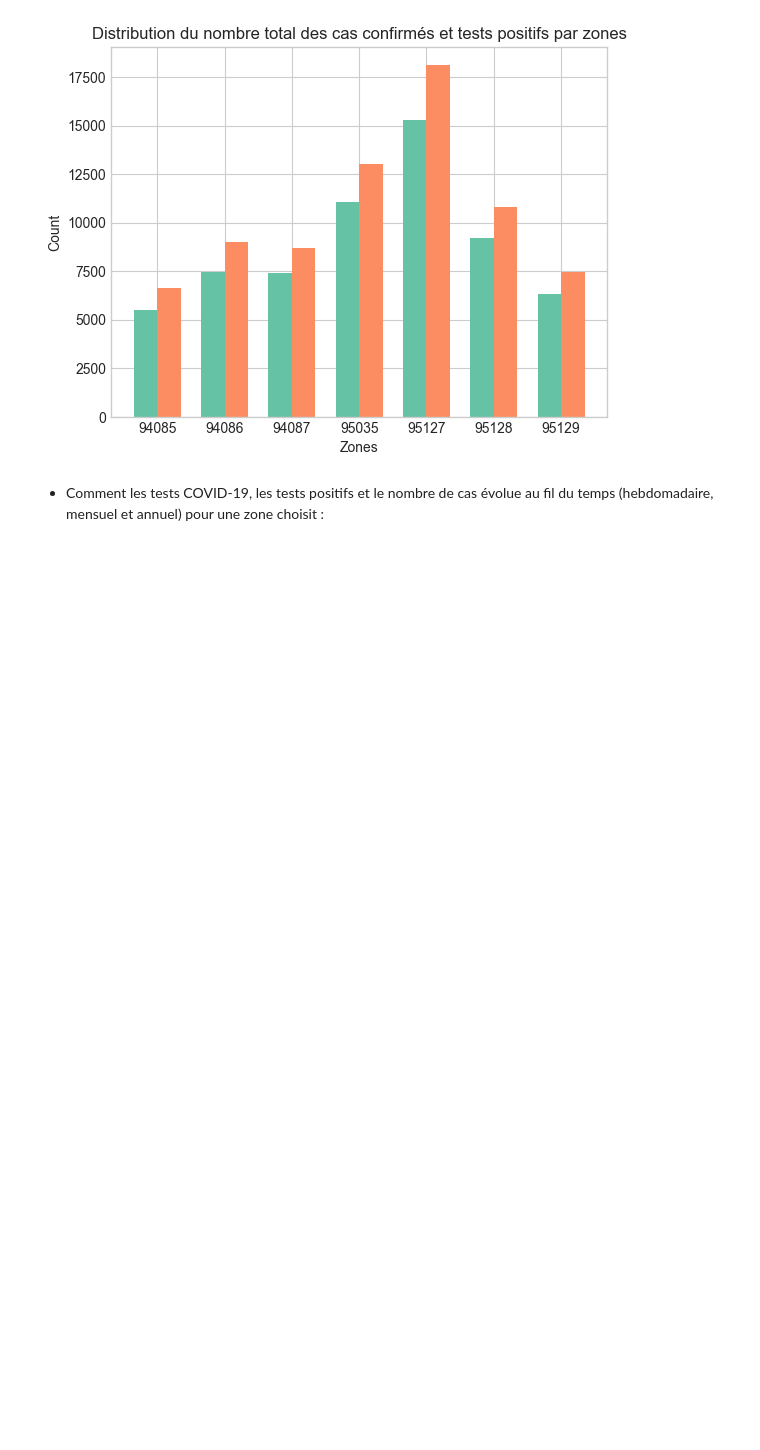
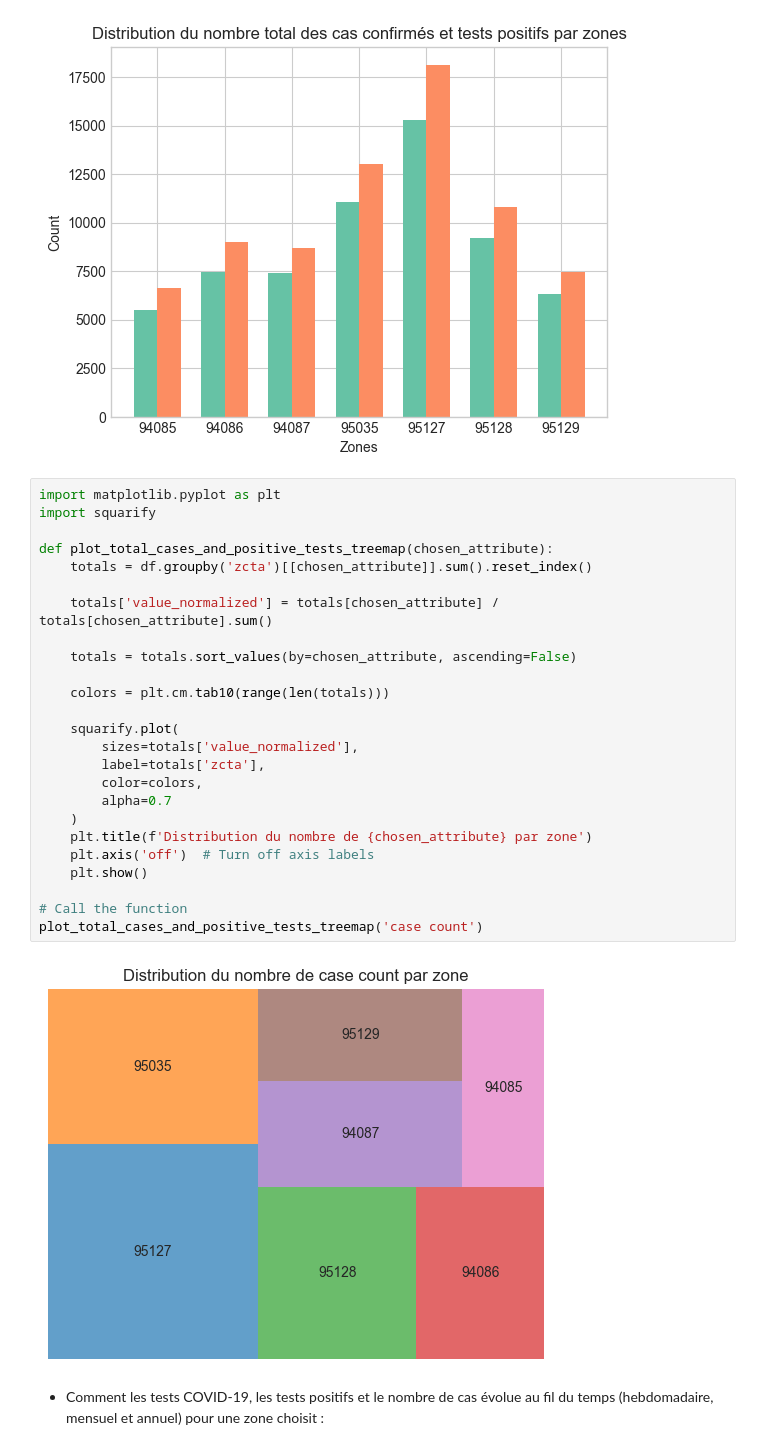
Before and after one commit to manel15279/DataMining-Project, a Jupyter notebook: Projet_P1_DM.ipynb, the cells around one changed output. Saved outputs shown, nothing was run; the diff lists cells and outputs as text; blank space fills up the shorter version.

```diff
--- a/Projet_P1_DM.ipynb
+++ b/Projet_P1_DM.ipynb
@@ -732,6 +732,33 @@ plot_total_cases_and_positive_tests_treemap()
 5  95128   9218.699099   10811.674139
 6  95129   6317.336215    7435.638395
 [figure]
+# %%
+import matplotlib.pyplot as plt
+import squarify
+
+def plot_total_cases_and_positive_tests_treemap(chosen_attribute):
+    totals = df.groupby('zcta')[[chosen_attribute]].sum().reset_index()
+
+    totals['value_normalized'] = totals[chosen_attribute] / totals[chosen_attribute].sum()
+
+    totals = totals.sort_values(by=chosen_attribute, ascending=False)
+
+    colors = plt.cm.tab10(range(len(totals)))
+
+    squarify.plot(
+        sizes=totals['value_normalized'],
+        label=totals['zcta'],
+        color=colors,
+        alpha=0.7
+    )
+    plt.title(f'Distribution du nombre de {chosen_attribute} par zone')
+    plt.axis('off')  # Turn off axis labels
+    plt.show()
+
+# Call the function
+plot_total_cases_and_positive_tests_treemap('case count')
+# %% [output]
+[figure, added]
 # %% [markdown]
 - Comment les tests COVID-19, les tests positifs et le nombre de cas évolue au fil du temps (hebdomadaire, mensuel et annuel) pour une zone choisit :
 # %%
```
Also changed, not shown: parts of 7 cells of this notebook, 6 other files.
